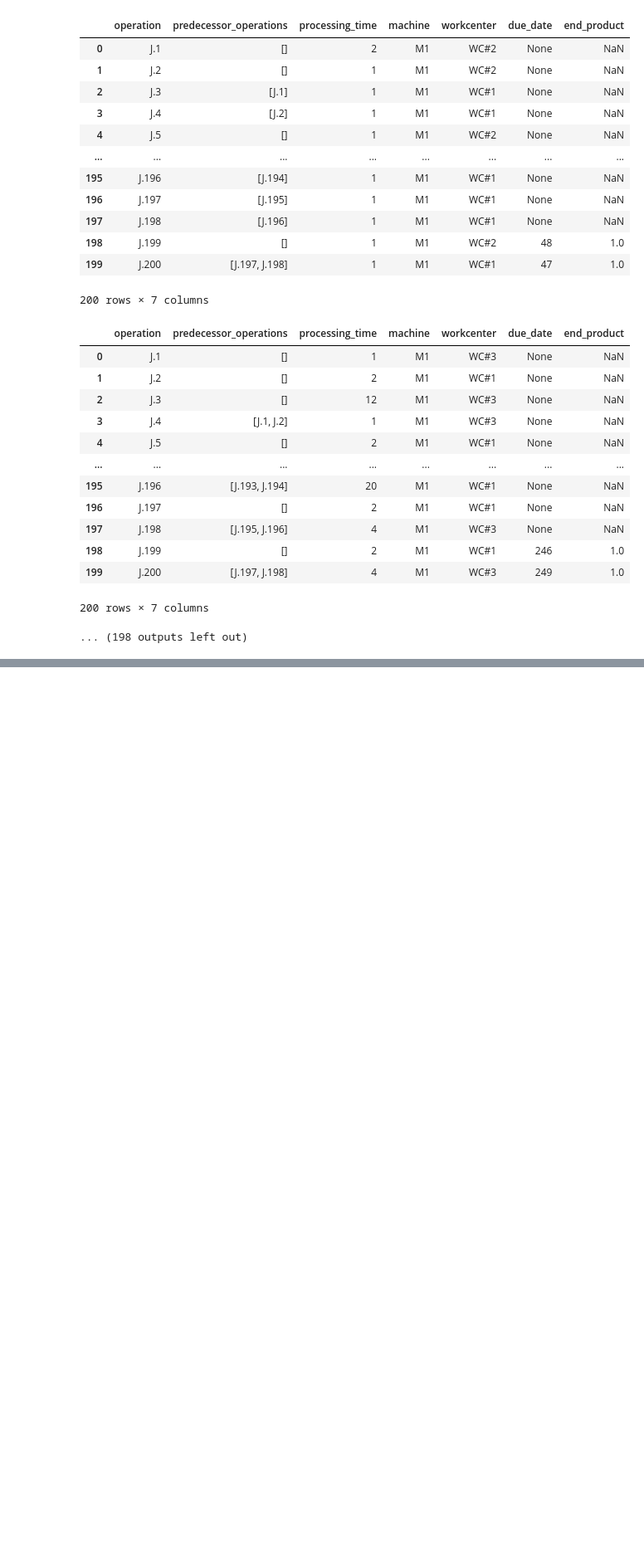
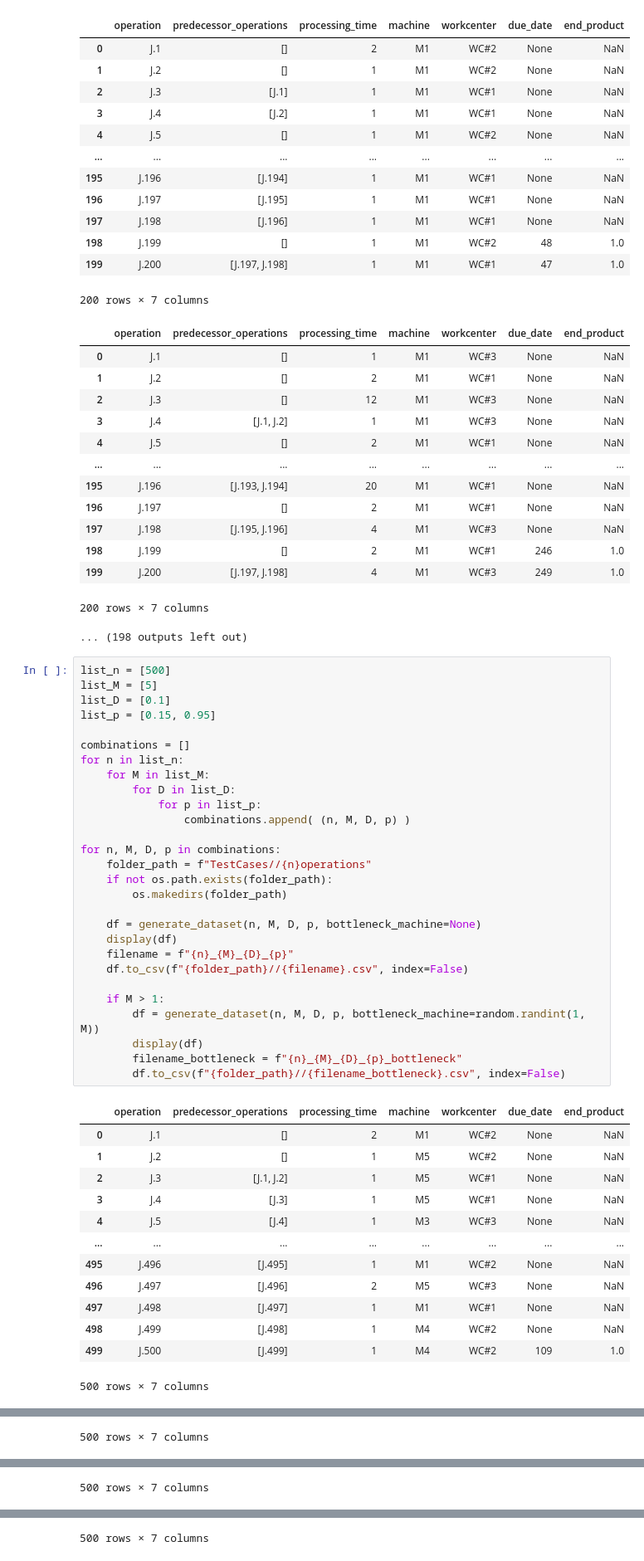
Before and after one commit to nathanansel28/40.014-ESA, a Jupyter notebook: 02_TestingHeuristics/LETSA_data_generator.ipynb, the cells around one changed output, grey strips where cells are left out. Shown at 83% size. Saved outputs shown, nothing was run; the diff lists cells and outputs as text; blank space fills up the shorter version.

```diff
--- a/02_TestingHeuristics/LETSA_data_generator.ipynb
+++ b/02_TestingHeuristics/LETSA_data_generator.ipynb
@@ -587,3 +587,45 @@ for n, M, D, p in combinations:
 | 199 | J.200 | [J.197, J.198] | 4 | M1 | WC#3 | 249 | 1.0 |
 200 rows × 7 columns
 ... (198 outputs left out)
+# %%
+list_n = [500]
+list_M = [5]
+list_D = [0.1]
+list_p = [0.15, 0.95]
+
+combinations = []
+for n in list_n:
+    for M in list_M:
+        for D in list_D:
+            for p in list_p:
+                combinations.append( (n, M, D, p) )
+
+for n, M, D, p in combinations:
+    folder_path = f"TestCases//{n}operations"
+    if not os.path.exists(folder_path):
+        os.makedirs(folder_path)
+
+    df = generate_dataset(n, M, D, p, bottleneck_machine=None)
+    display(df)
+    filename = f"{n}_{M}_{D}_{p}"
+    df.to_csv(f"{folder_path}//{filename}.csv", index=False)
+
+    if M > 1:
+        df = generate_dataset(n, M, D, p, bottleneck_machine=random.randint(1, M))
+        display(df)
+        filename_bottleneck = f"{n}_{M}_{D}_{p}_bottleneck"
+        df.to_csv(f"{folder_path}//{filename_bottleneck}.csv", index=False)
+# %% [output]
+|  | operation | predecessor_operations | processing_time | machine | workcenter | due_date | end_product |
+| 0 | J.1 | [] | 2 | M1 | WC#2 | None | NaN |
+| 1 | J.2 | [] | 1 | M5 | WC#2 | None | NaN |
+| 2 | J.3 | [J.1, J.2] | 1 | M5 | WC#1 | None | NaN |
+| 3 | J.4 | [J.3] | 1 | M5 | WC#1 | None | NaN |
+| 4 | J.5 | [J.4] | 1 | M3 | WC#3 | None | NaN |
+| ... | ... | ... | ... | ... | ... | ... | ... |
+| 495 | J.496 | [J.495] | 1 | M1 | WC#2 | None | NaN |
+| 496 | J.497 | [J.496] | 2 | M5 | WC#3 | None | NaN |
+| 497 | J.498 | [J.497] | 1 | M1 | WC#1 | None | NaN |
+| 498 | J.499 | [J.498] | 1 | M4 | WC#2 | None | NaN |
+| 499 | J.500 | [J.499] | 1 | M4 | WC#2 | 109 | 1.0 |
+500 rows × 7 columns
@@ -589,0 +644 @@ for n, M, D, p in combinations:
+500 rows × 7 columns
@@ -589,0 +657 @@ for n, M, D, p in combinations:
+500 rows × 7 columns
@@ -589,0 +670 @@ for n, M, D, p in combinations:
+500 rows × 7 columns
```
Also changed, not shown: parts of 1 cell of this notebook, 6 other files.
